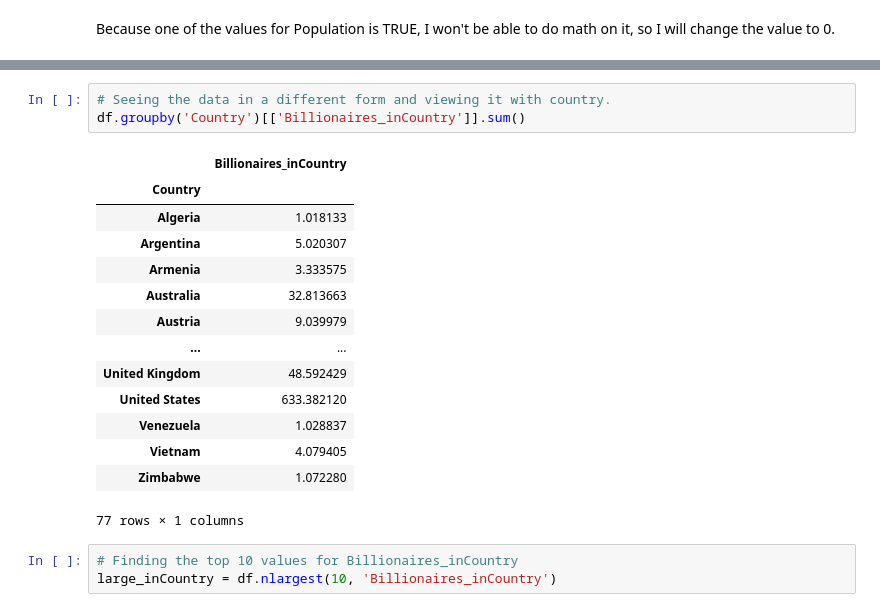
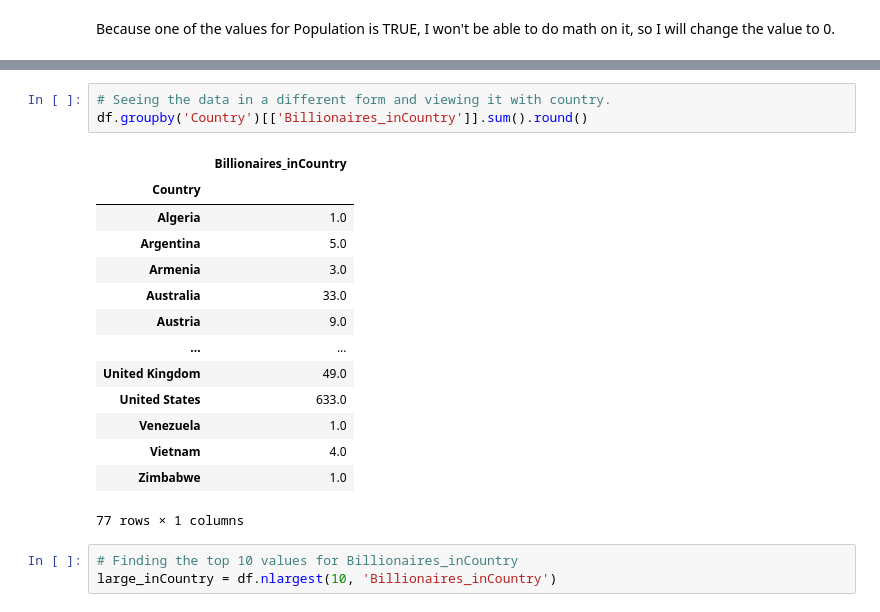
Before and after one commit to nnandani25/BillionaireData-Analysis, a Jupyter notebook: dataanalysis.ipynb, the cells around one changed output, grey strips where cells are left out. Saved outputs shown, nothing was run; the diff lists cells and outputs as text.

```diff
--- a/dataanalysis.ipynb
+++ b/dataanalysis.ipynb
@@ -501,21 +498,21 @@ df.head(10)
 | 9 | 122631432 | 377930.0 | Japan | Asia | True | -0.00538 | 871.3729 | ... |
 # %%
 # Seeing the data in a different form and viewing it with country.
-df.groupby('Country')[['Billionaires_inCountry']].sum()
+df.groupby('Country')[['Billionaires_inCountry']].sum().round()
 # %% [output]
 |  | Billionaires_inCountry |
 | Country |  |
-| Algeria | 1.018133 |
-| Argentina | 5.020307 |
-| Armenia | 3.333575 |
-| Australia | 32.813663 |
-| Austria | 9.039979 |
+| Algeria | 1.0 |
+| Argentina | 5.0 |
+| Armenia | 3.0 |
+| Australia | 33.0 |
+| Austria | 9.0 |
 | ... | ... |
-| United Kingdom | 48.592429 |
-| United States | 633.382120 |
-| Venezuela | 1.028837 |
-| Vietnam | 4.079405 |
-| Zimbabwe | 1.072280 |
+| United Kingdom | 49.0 |
+| United States | 633.0 |
+| Venezuela | 1.0 |
+| Vietnam | 4.0 |
+| Zimbabwe | 1.0 |
 77 rows × 1 columns
 # %%
 # Finding the top 10 values for Billionaires_inCountry
```
Also changed, not shown: parts of 8 cells of this notebook.
